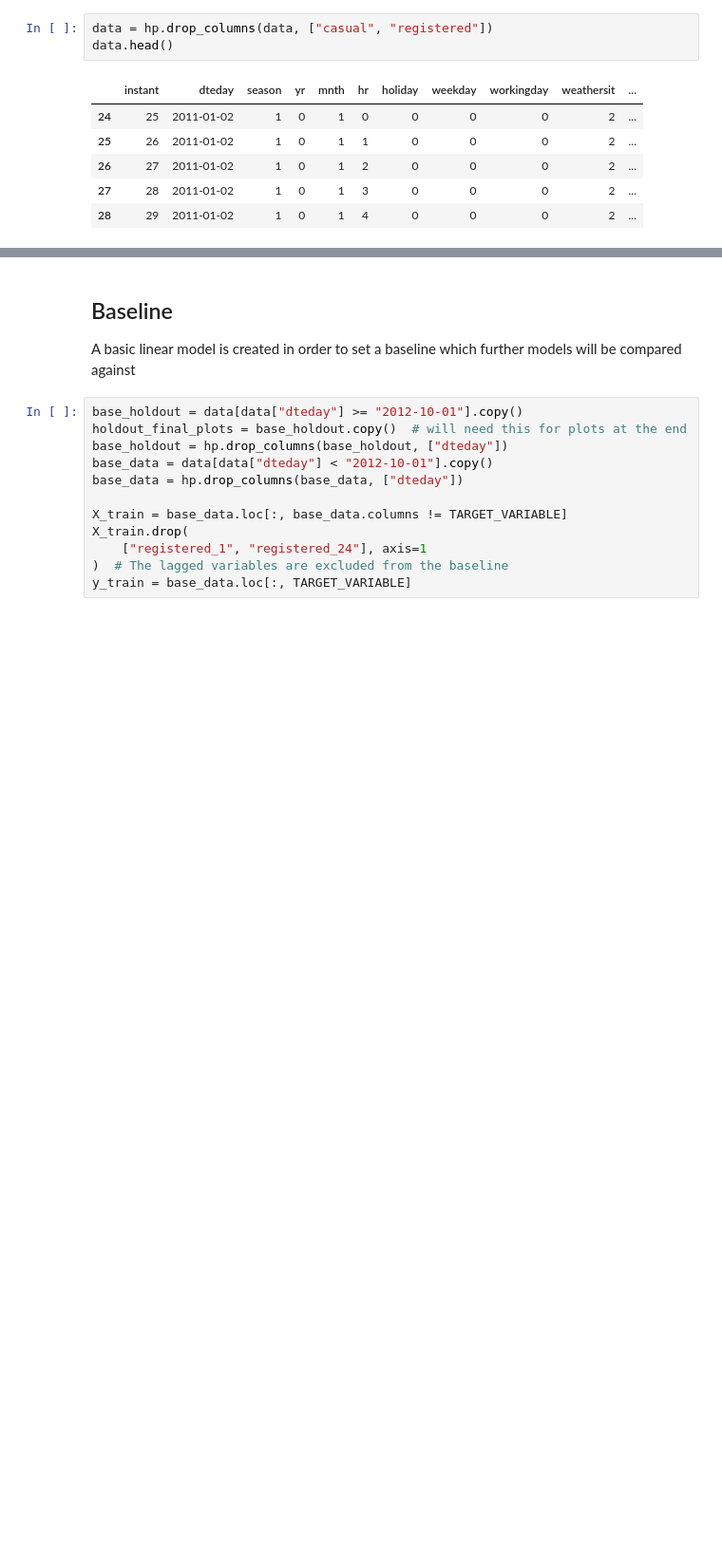
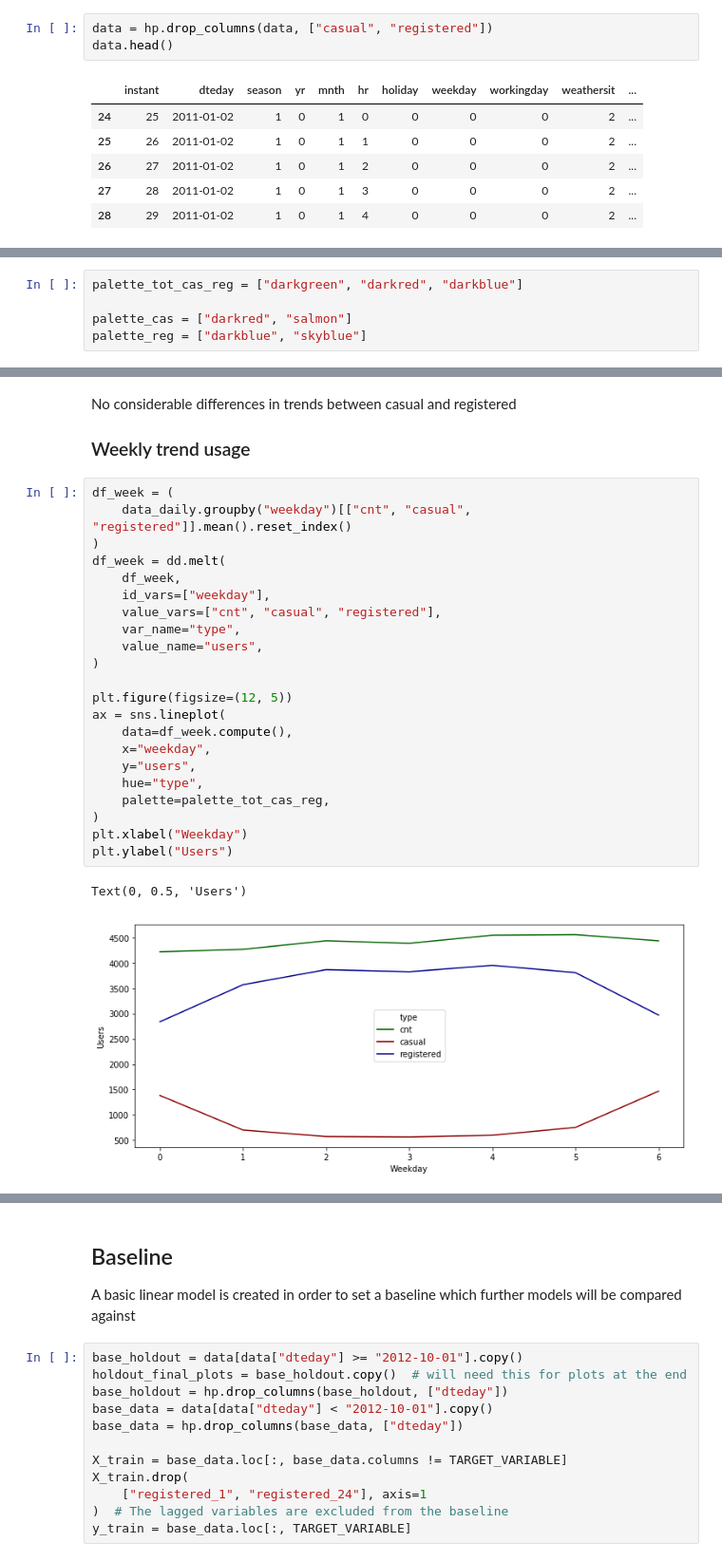
Before and after one commit to f-loguercio/bikesharing_pred_dask, a Jupyter notebook: bikesharing_pred_dask.ipynb, the cells around one changed output, grey strips where cells are left out. Shown at 95% size. Saved outputs shown, nothing was run; the diff lists cells and outputs as text; blank space fills up the shorter version.

```diff
--- a/bikesharing_pred_dask.ipynb
+++ b/bikesharing_pred_dask.ipynb
@@ -222,0 +247,5 @@ data.head()
+# %%
+palette_tot_cas_reg = ["darkgreen", "darkred", "darkblue"]
+
+palette_cas = ["darkred", "salmon"]
+palette_reg = ["darkblue", "skyblue"]
@@ -222,0 +412,29 @@ data.head()
+# %% [markdown]
+No considerable differences in trends between casual and registered
+
+### Weekly trend usage
+# %%
+df_week = (
+    data_daily.groupby("weekday")[["cnt", "casual", "registered"]].mean().reset_index()
+)
+df_week = dd.melt(
+    df_week,
+    id_vars=["weekday"],
+    value_vars=["cnt", "casual", "registered"],
+    var_name="type",
+    value_name="users",
+)
+
+plt.figure(figsize=(12, 5))
+ax = sns.lineplot(
+    data=df_week.compute(),
+    x="weekday",
+    y="users",
+    hue="type",
+    palette=palette_tot_cas_reg,
+)
+plt.xlabel("Weekday")
+plt.ylabel("Users")
+# %% [output]
+Text(0, 0.5, 'Users')
+[figure, added]
```
Also changed, not shown: parts of 34 cells of this notebook, 1 other file.
